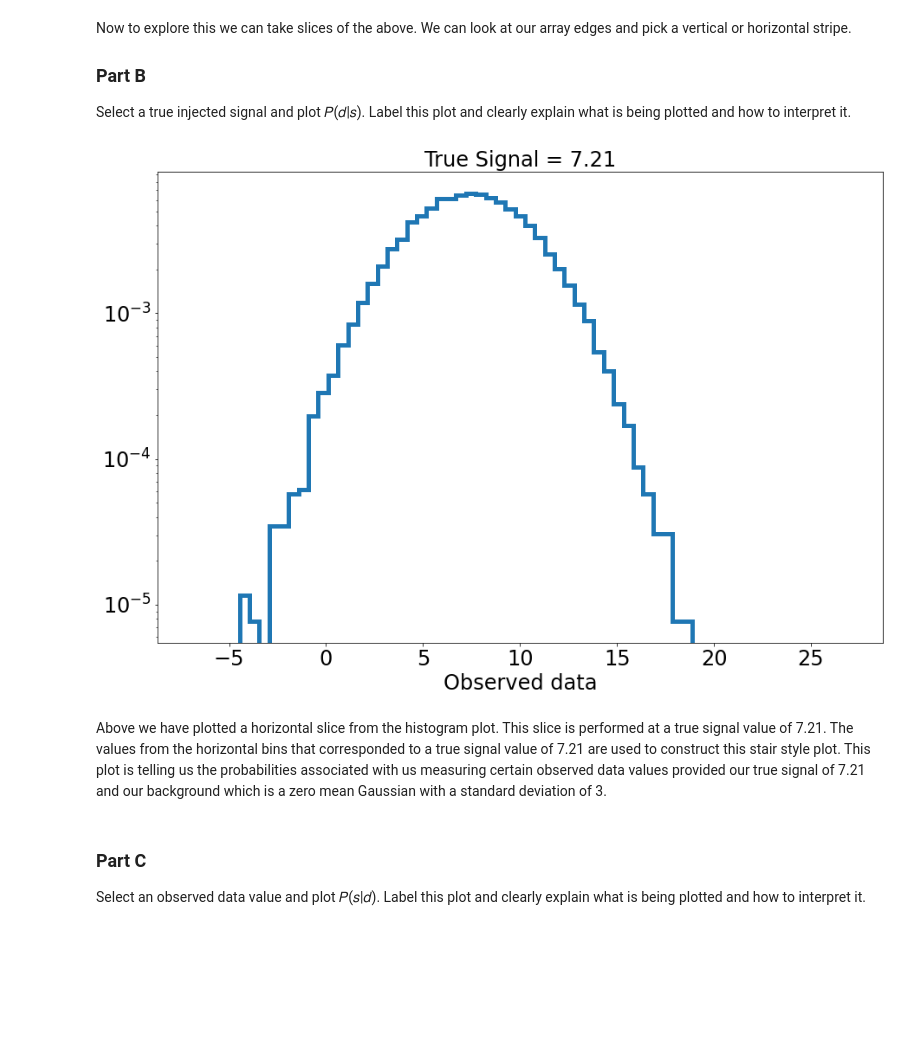
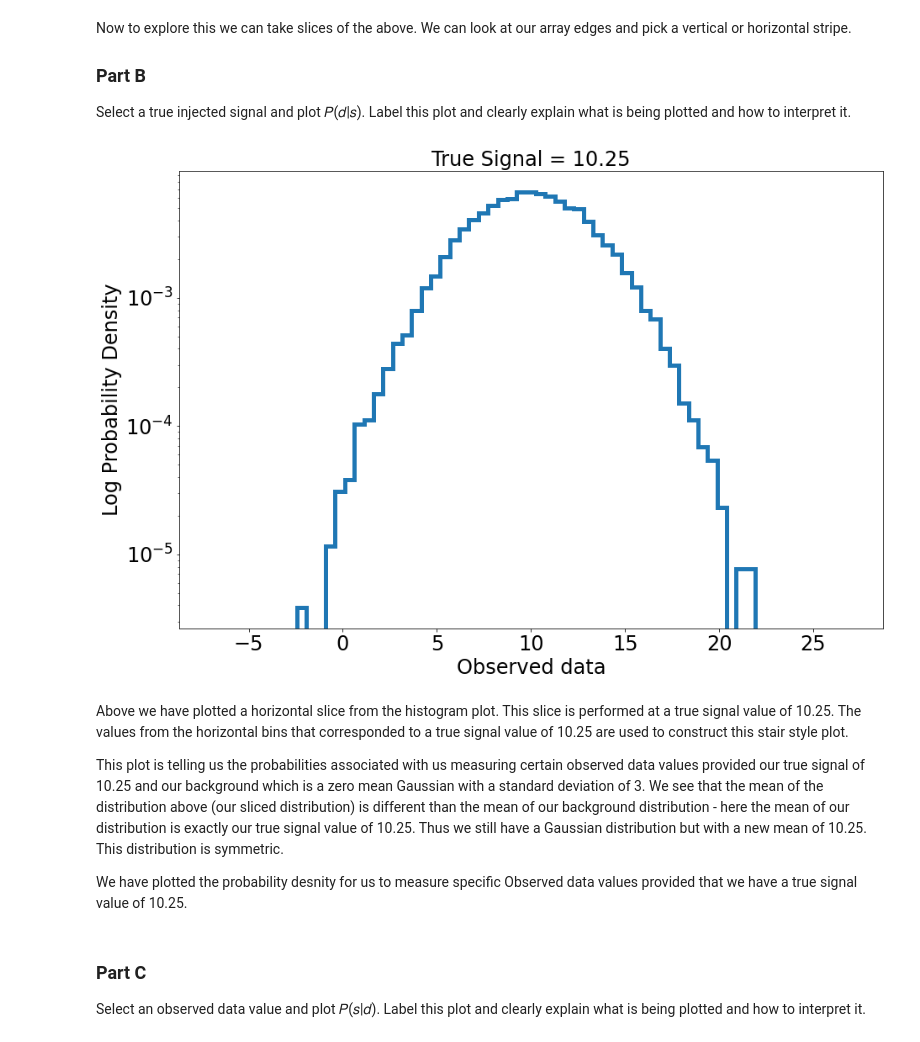
Before and after one commit to williamdolsen/phys434-21au, a Jupyter notebook: homework/hw5/homework5.ipynb, the cells around one changed output. Saved outputs shown, nothing was run; the diff lists cells and outputs as text; code cells hidden in the pictures; blank space fills up the shorter version.

```diff
--- a/homework/hw5/homework5.ipynb
+++ b/homework/hw5/homework5.ipynb
@@ -87,29 +87,34 @@ Select a true injected signal and plot 𝑃(𝑑|𝑠).  Label this plot and cle
 # %%
 # lets begin by selecting a random true signal value
 #p1_true_signal = np.random.uniform(low=signal_low, high=signal_high, size=1)[0]
-p1_true_signal = 7.21
+p1_true_signal = 10.25
 
 # find the bin associated with this value
 p1_true_signal_bin_idx = -1
 for i in range(0, len(signaledges)-1):
     if signaledges[i] <= p1_true_signal and signaledges[i+1] >= p1_true_signal:
         p1_true_signal_bin_idx = i
         break
 
 # now that we have the bin for our signal we can get the associated histogram data
 p1_true_signal_probs = p1_Psd[:, p1_true_signal_bin_idx]
 
 # plot a stair plot
 plt.stairs(p1_true_signal_probs, dataedges, linewidth=5)
 plt.tick_params(labelsize=24)
 plt.yscale('log')
 plt.title(f'True Signal = {p1_true_signal:.2f}', fontsize=24)
-plt.xlabel('Observed data', fontsize = 24)
+plt.xlabel('Observed data', fontsize=24)
+plt.ylabel('Log Probability Density', fontsize=24)
 plt.show()
 # %% [output]
-[figure, old version]
+[figure, new version]
 # %% [markdown]
-Above we have plotted a horizontal slice from the histogram plot.  This slice is performed at a true signal value of 7.21.  The values from the horizontal bins that corresponded to a true signal value of 7.21 are used to construct this stair style plot.  This plot is telling us the probabilities associated with us measuring certain observed data values provided our true signal of 7.21 and our background which is a zero mean Gaussian with a standard deviation of 3.
+Above we have plotted a horizontal slice from the histogram plot.  This slice is performed at a true signal value of 10.25.  The values from the horizontal bins that corresponded to a true signal value of 10.25 are used to construct this stair style plot.
+
+This plot is telling us the probabilities associated with us measuring certain observed data values provided our true signal of 10.25 and our background which is a zero mean Gaussian with a standard deviation of 3.  We see that the mean of the distribution above (our sliced distribution) is different than the mean of our background distribution - here the mean of our distribution is exactly our true signal value of 10.25.  Thus we still have a Gaussian distribution but with a new mean of 10.25.  This distribution is symmetric.
+
+We have plotted the probability desnity for us to measure specific Observed data values provided that we have a true signal value of 10.25.
 # %% [markdown]
 ### Part C
 
```
Also changed, not shown: parts of 10 cells of this notebook, 1 other file.
